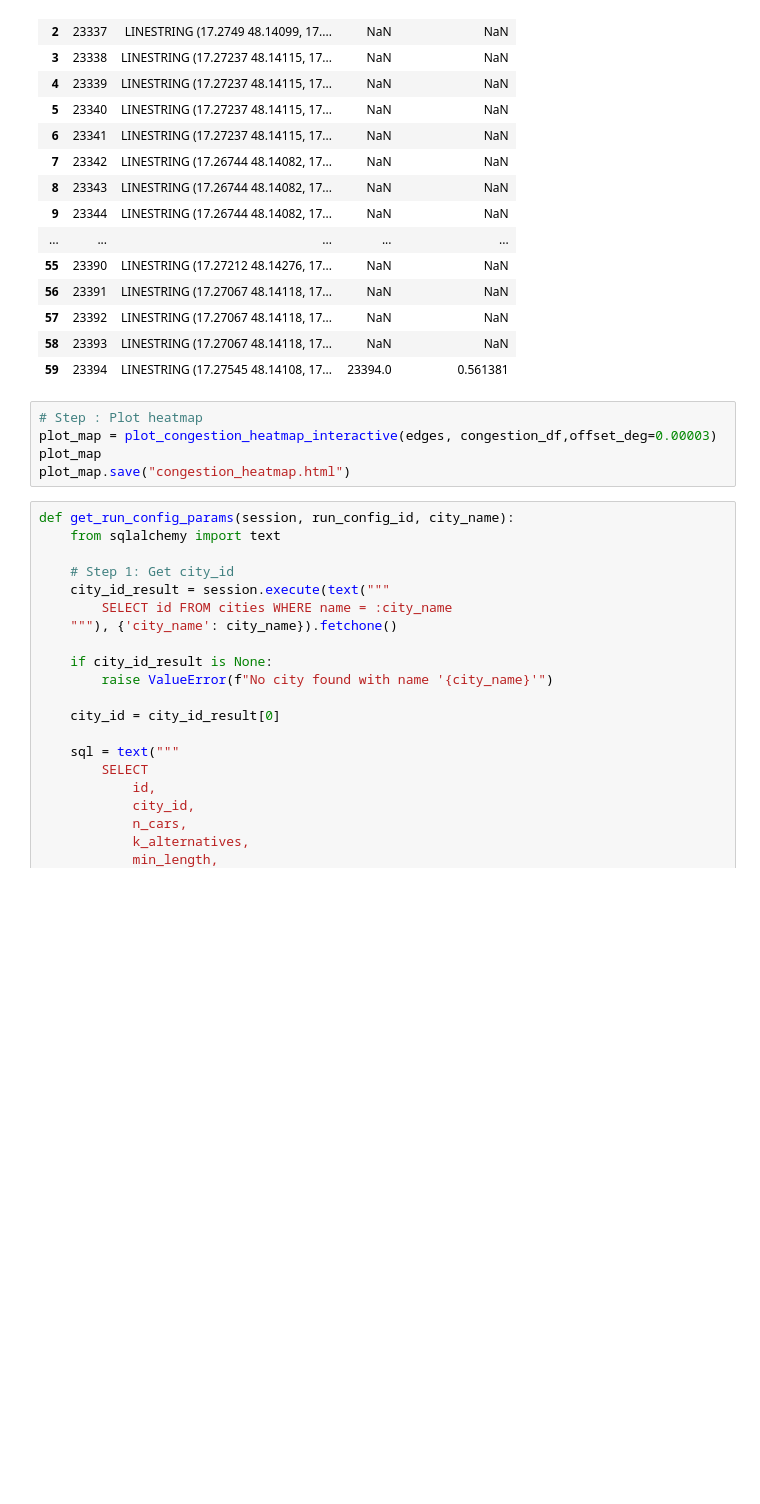
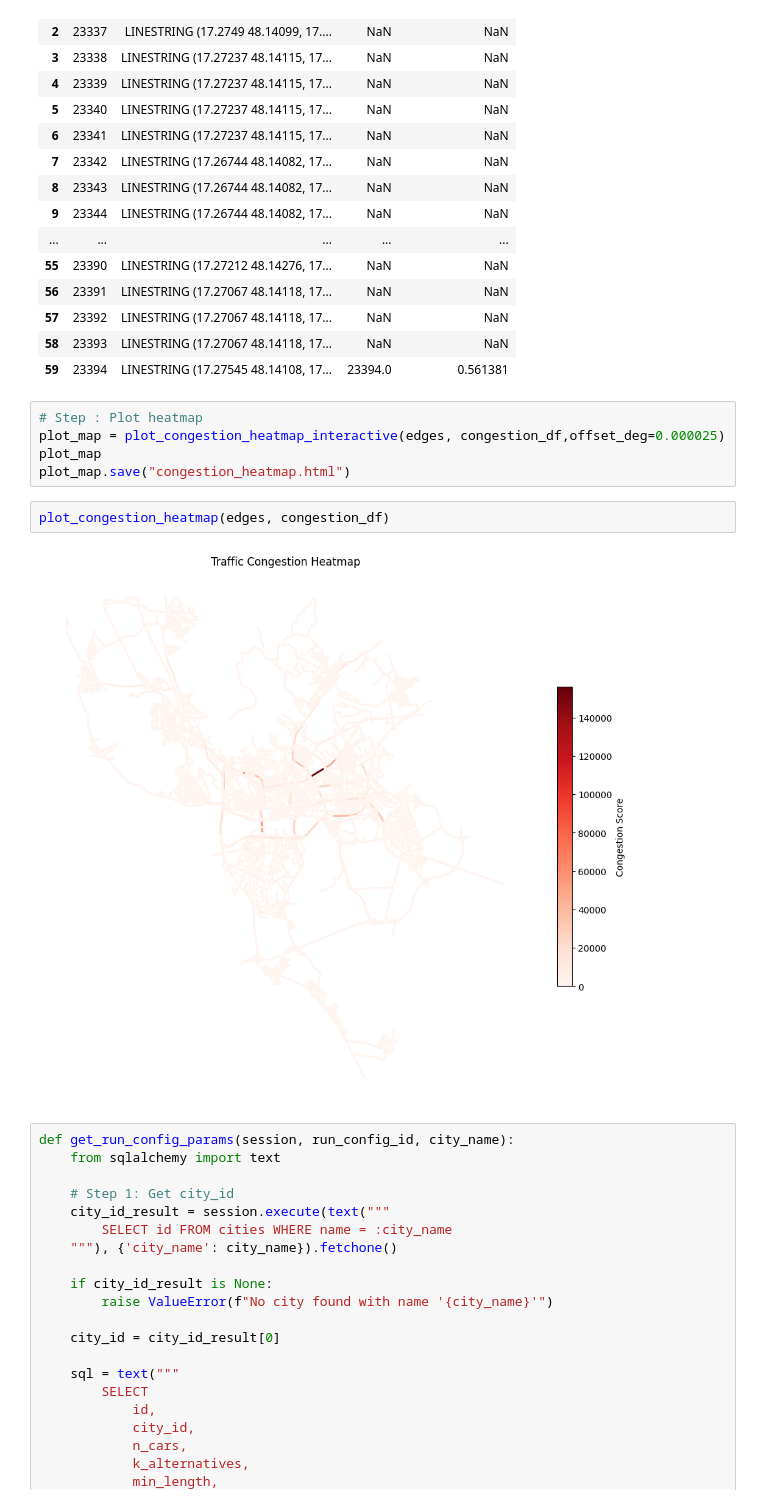
Before and after one commit to rusnakrenata/qa_mtc, a Jupyter notebook: src/modules/outputs.ipynb, the cells around one changed output. Drawn from its saved outputs; the diff is of its cells as text; blank space fills up the shorter version.

```diff
--- a/src/modules/outputs.ipynb
+++ b/src/modules/outputs.ipynb
@@ -98,9 +96,13 @@ merged.head(60)
 | 59 | 23394 | LINESTRING (17.27545 48.14108, 17... | 23394.0 | 0.561381 |
 # %%
 # Step : Plot heatmap
-plot_map = plot_congestion_heatmap_interactive(edges, congestion_df,offset_deg=0.00003)
+plot_map = plot_congestion_heatmap_interactive(edges, congestion_df,offset_deg=0.000025)
 plot_map
 plot_map.save("congestion_heatmap.html")
+# %%
+plot_congestion_heatmap(edges, congestion_df)
+# %% [output]
+[figure, added]
 # %%
 def get_run_config_params(session, run_config_id, city_name):
     from sqlalchemy import text
```
Also changed, not shown: parts of 1 cell of this notebook, 4 other files.
